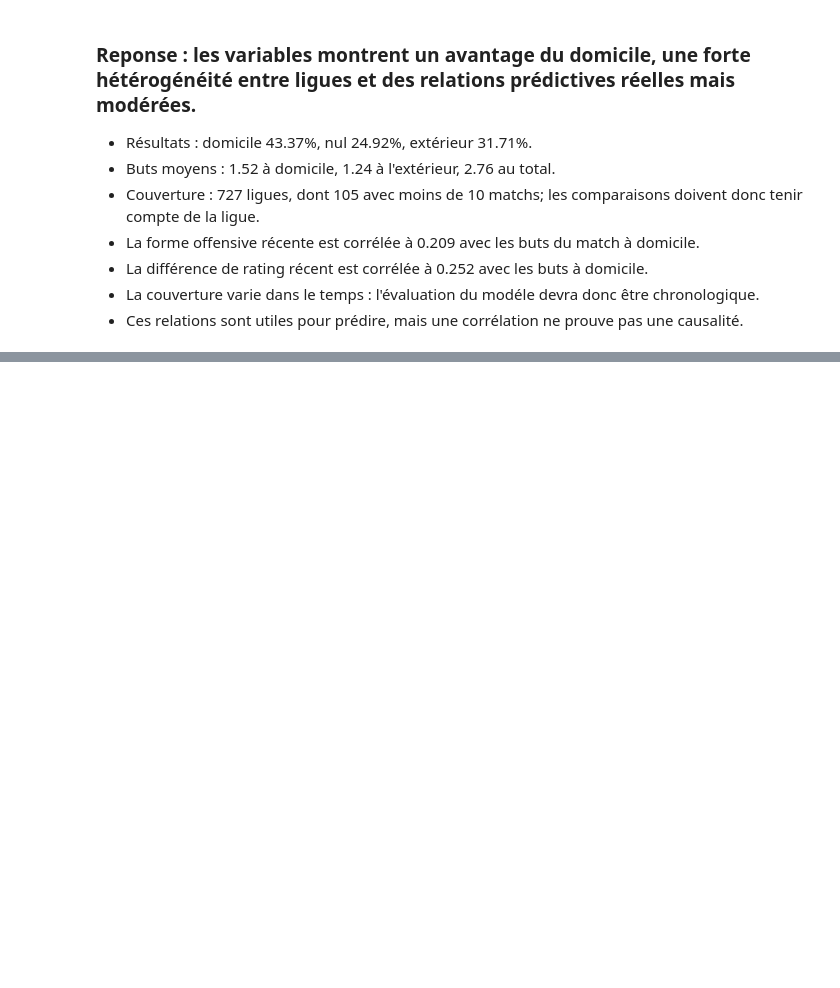
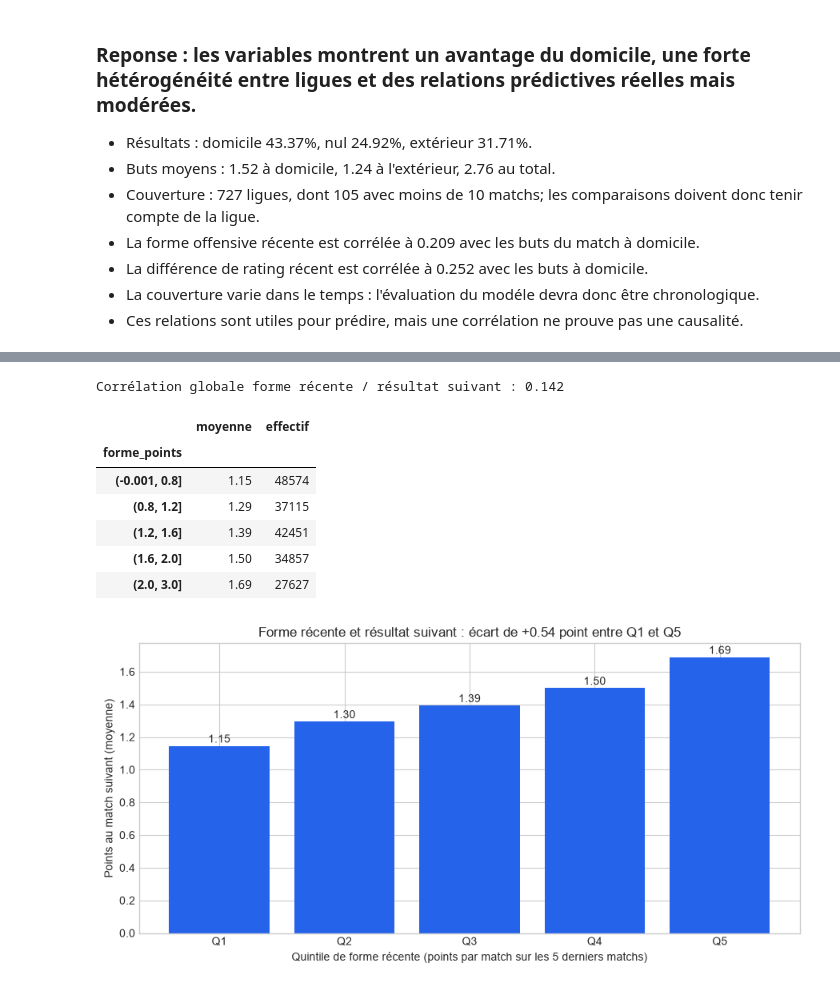
Before and after one commit to hugopicot/Football-Match-Probability-Prediction, a Jupyter notebook: Notebook/eda_jointure.ipynb, the cells around one changed output, grey strips where cells are left out. Cells and saved outputs as stored; diff of their text form; code cells hidden in the pictures; blank space fills up the shorter version.

```diff
--- a/Notebook/eda_jointure.ipynb
+++ b/Notebook/eda_jointure.ipynb
@@ -679,0 +880,33 @@ pd.DataFrame(resultats).set_index("équipe")
+# %%
+correlation_brute = equipes["forme_points"].corr(equipes["points_suivant"])
+quintiles = pd.qcut(equipes["forme_points"], 5, duplicates="drop")
+forme_brute = equipes.groupby(quintiles, observed=True)["points_suivant"].agg(
+    moyenne="mean", effectif="count"
+)
+
+print(f"Corrélation globale forme récente / résultat suivant : {correlation_brute:.3f}")
+display(forme_brute.round(3))
+
+ecart_brut = forme_brute["moyenne"].iloc[-1] - forme_brute["moyenne"].iloc[0]
+
+fig, ax = plt.subplots(figsize=(9, 4.5))
+ax.bar(range(len(forme_brute)), forme_brute["moyenne"], color="#2563eb")
+ax.set_xticks(range(len(forme_brute)))
+ax.set_xticklabels([f"Q{i + 1}" for i in range(len(forme_brute))])
+for i, valeur in enumerate(forme_brute["moyenne"]):
+    ax.text(i, valeur + 0.02, f"{valeur:.2f}", ha="center")
+ax.set_xlabel("Quintile de forme récente (points par match sur les 5 derniers matchs)")
+ax.set_ylabel("Points au match suivant (moyenne)")
+ax.set_title(f"Forme récente et résultat suivant : écart de {ecart_brut:+.2f} point entre Q1 et Q5")
+plt.tight_layout()
+plt.show()
+# %% [output]
+Corrélation globale forme récente / résultat suivant : 0.142
+|  | moyenne | effectif |
+| forme_points |  |  |
+| (-0.001, 0.8] | 1.15 | 48574 |
+| (0.8, 1.2] | 1.29 | 37115 |
+| (1.2, 1.6] | 1.39 | 42451 |
+| (1.6, 2.0] | 1.50 | 34857 |
+| (2.0, 3.0] | 1.69 | 27627 |
+[figure, added]
```
Also changed, not shown: parts of 12 cells of this notebook.
